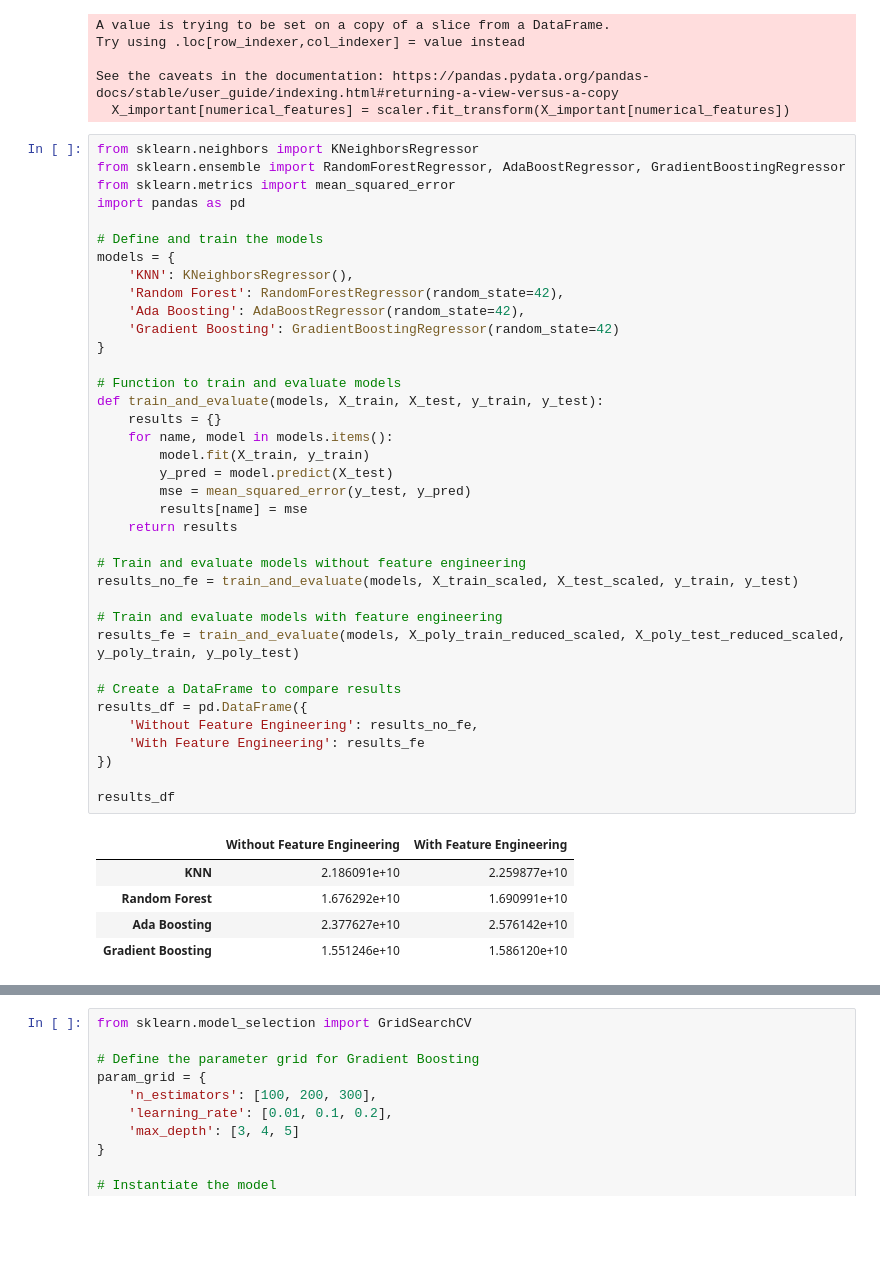
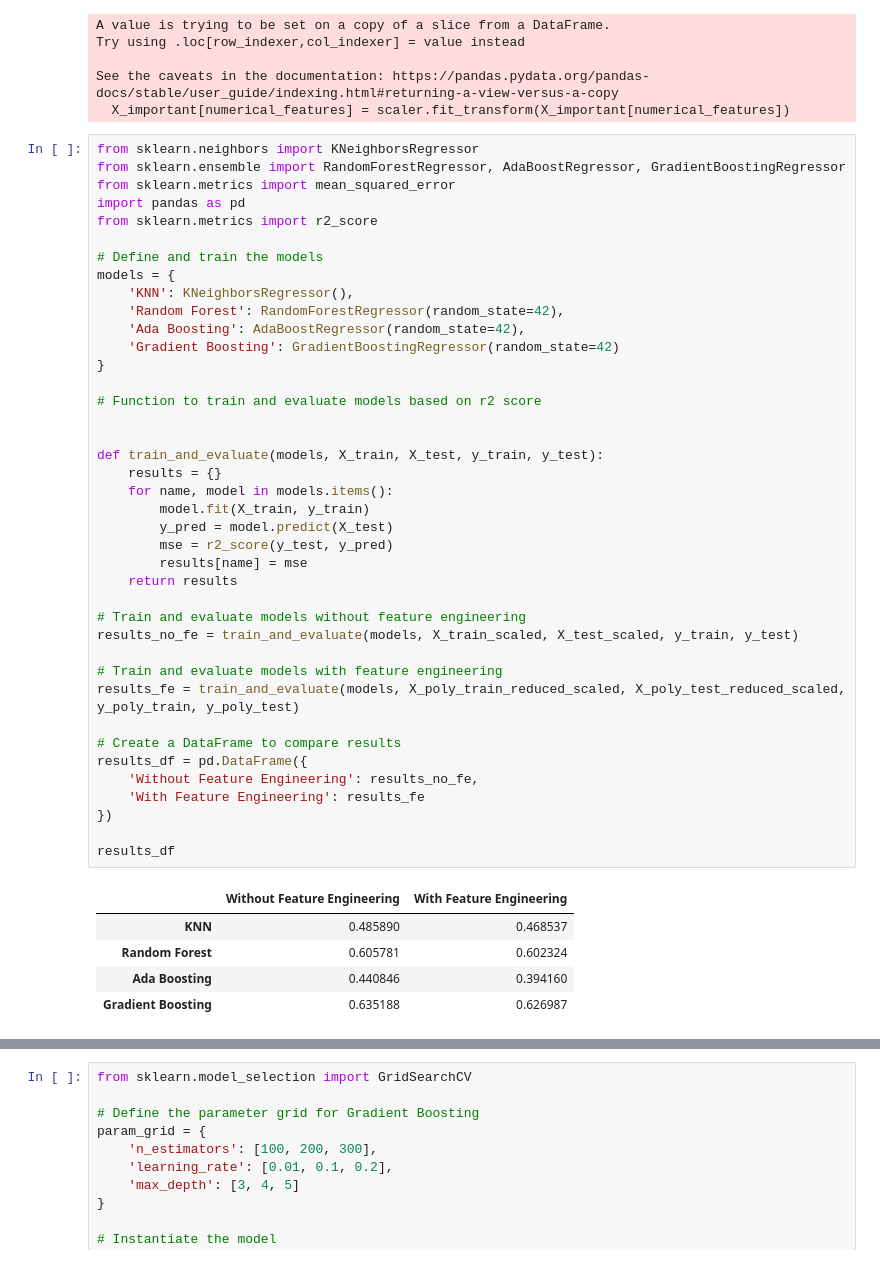
Before and after one commit to RosaEvasari/Machine_Learning_Project, a Jupyter notebook: categorical+numerical/main.ipynb, the cells around one changed output, grey strips where cells are left out. Drawn from its saved outputs; the diff is of its cells as text; blank space fills up the shorter version.

```diff
--- a/categorical+numerical/main.ipynb
+++ b/categorical+numerical/main.ipynb
@@ -406,41 +406,44 @@ from sklearn.neighbors import KNeighborsRegressor
 from sklearn.ensemble import RandomForestRegressor, AdaBoostRegressor, GradientBoostingRegressor
 from sklearn.metrics import mean_squared_error
 import pandas as pd
+from sklearn.metrics import r2_score
 
 # Define and train the models
 models = {
     'KNN': KNeighborsRegressor(),
     'Random Forest': RandomForestRegressor(random_state=42),
     'Ada Boosting': AdaBoostRegressor(random_state=42),
     'Gradient Boosting': GradientBoostingRegressor(random_state=42)
 }
 
-# Function to train and evaluate models
+# Function to train and evaluate models based on r2 score
+
+
 def train_and_evaluate(models, X_train, X_test, y_train, y_test):
     results = {}
     for name, model in models.items():
         model.fit(X_train, y_train)
         y_pred = model.predict(X_test)
-        mse = mean_squared_error(y_test, y_pred)
+        mse = r2_score(y_test, y_pred)
         results[name] = mse
     return results
 
 # Train and evaluate models without feature engineering
 results_no_fe = train_and_evaluate(models, X_train_scaled, X_test_scaled, y_train, y_test)
 
 # Train and evaluate models with feature engineering
 results_fe = train_and_evaluate(models, X_poly_train_reduced_scaled, X_poly_test_reduced_scaled, y_poly_train, y_poly_test)
 
 # Create a DataFrame to compare results
 results_df = pd.DataFrame({
     'Without Feature Engineering': results_no_fe,
     'With Feature Engineering': results_fe
 })
 
 results_df
 # %% [output]
 |  | Without Feature Engineering | With Feature Engineering |
-| KNN | 2.186091e+10 | 2.259877e+10 |
-| Random Forest | 1.676292e+10 | 1.690991e+10 |
-| Ada Boosting | 2.377627e+10 | 2.576142e+10 |
-| Gradient Boosting | 1.551246e+10 | 1.586120e+10 |
+| KNN | 0.485890 | 0.468537 |
+| Random Forest | 0.605781 | 0.602324 |
+| Ada Boosting | 0.440846 | 0.394160 |
+| Gradient Boosting | 0.635188 | 0.626987 |
```
Also changed, not shown: parts of 1 cell of this notebook, 5 other files.
